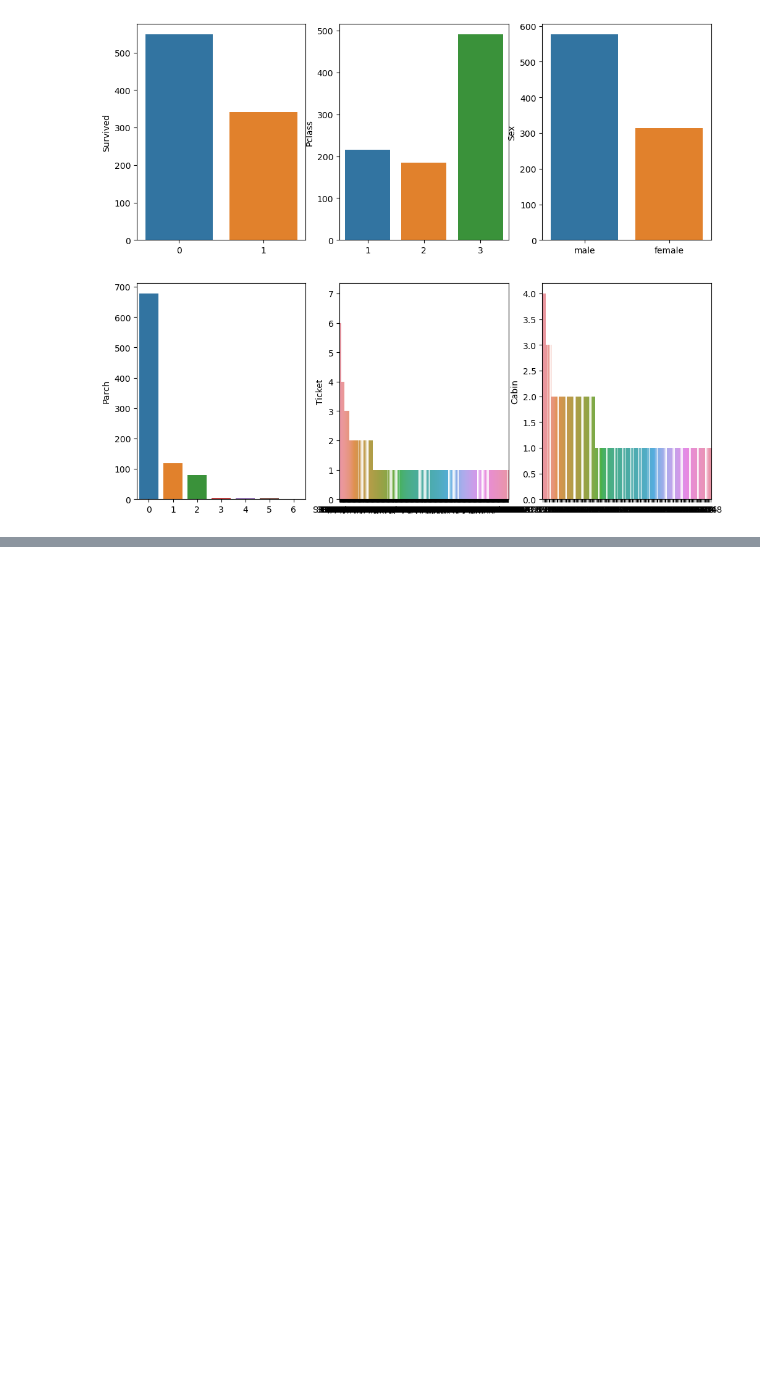
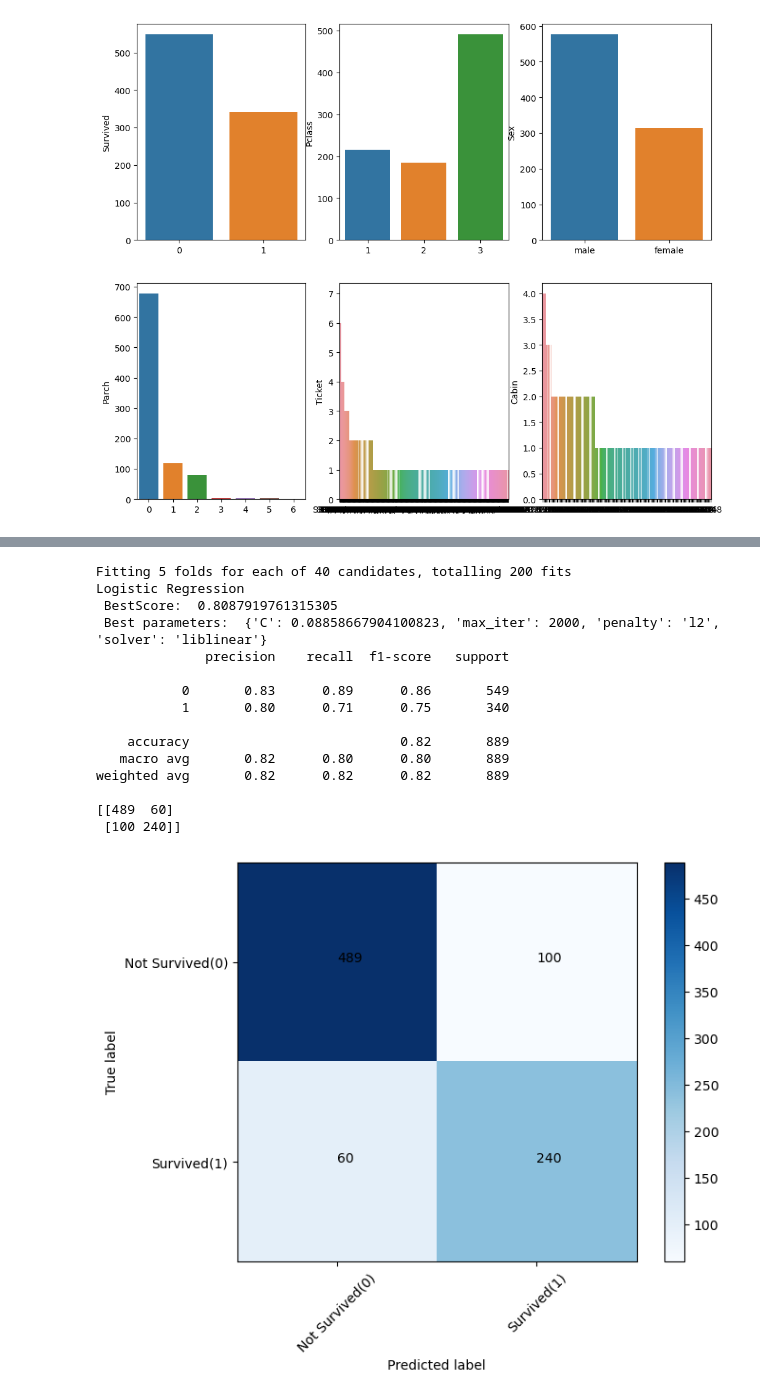
Before and after one commit to amitkr2410/MachineLearning, a Jupyter notebook: TitanicData_DecisionTree_RandomForest/Titanic_DecisionTree_RandomForest.ipynb, the cells around one changed output, grey strips where cells are left out. Saved outputs shown, nothing was run; the diff lists cells and outputs as text; code cells hidden in the pictures; blank space fills up the shorter version.

Commit message:
Add RandomForest, DecisionTree and Logistic regression models

```diff
--- a/TitanicData_DecisionTree_RandomForest/Titanic_DecisionTree_RandomForest.ipynb
+++ b/TitanicData_DecisionTree_RandomForest/Titanic_DecisionTree_RandomForest.ipynb
@@ -202,0 +641,61 @@ Index(['male', 'female'], dtype='object')
+# %%
+#define a function to plot 2x2 confusion matrix
+def plot_confusion_matrix(cnf_mat, LabelS, cmap=plt.cm.Blues):
+    fig, ax = plt.subplots(1, 1)
+    ims = ax.imshow(cnf_mat, interpolation='nearest', cmap=cmap)
+    plt.colorbar(ims, ax=ax)
+    plt.tight_layout()
+    plt.ylabel('True label')
+    plt.xlabel('Predicted label')
+    tick_marks = np.arange(len(LabelS))
+    plt.xticks(tick_marks, LabelS, rotation=45)
+    plt.yticks(tick_marks, LabelS)
+    for i  in range(0,2):
+        for j in range(0,2):
+            plt.text(i,j,cnf_mat[i][j])
+
+#Retrive classification report and consfusion matrix
+from sklearn.metrics import classification_report, confusion_matrix
+def EvaluateModel(y_test, y_predict):
+    print( classification_report(y_test, y_predict) )
+    cnf_mat = confusion_matrix(y_test, y_predict, labels=[0,1])
+    print(cnf_mat)
+    plot_confusion_matrix(cnf_mat, LabelS=['Not Survived(0)','Survived(1)'])
+# %%
+#Use logistic regression model to the data
+from sklearn.linear_model import LogisticRegression
+lr = LogisticRegression()
+param_grid = {'max_iter' : [2000],
+              'penalty' : ['l1', 'l2'],
+              'C' : np.logspace(-4, 4, 20),
+              'solver' : ['liblinear']}
+lr_model = GridSearchCV(lr, param_grid = param_grid, cv = 5, verbose = True, n_jobs = -1)
+best_lr = lr_model.fit(X_train, y_train)
+print('Logistic Regression', "\n",
+                "BestScore: ", best_lr.best_score_, '\n',
+                 "Best parameters: ", best_lr.best_params_ )
+
+
+#Print confusion matrix
+y_predict_lr = lr_model.predict(X_train)
+EvaluateModel(y_train, y_predict_lr)
+
+#Model predictions
+y_test_predict_lr = lr_model.predict(X_test)
+# %% [output]
+Fitting 5 folds for each of 40 candidates, totalling 200 fits
+Logistic Regression
+ BestScore:  0.8087919761315305
+ Best parameters:  {'C': 0.08858667904100823, 'max_iter': 2000, 'penalty': 'l2', 'solver': 'liblinear'}
+              precision    recall  f1-score   support
+
+           0       0.83      0.89      0.86       549
+           1       0.80      0.71      0.75       340
+
+    accuracy                           0.82       889
+   macro avg       0.82      0.80      0.80       889
+weighted avg       0.82      0.82      0.82       889
+
+[[489  60]
+ [100 240]]
+[figure, added]
```
Also changed, not shown: parts of 13 cells of this notebook.
